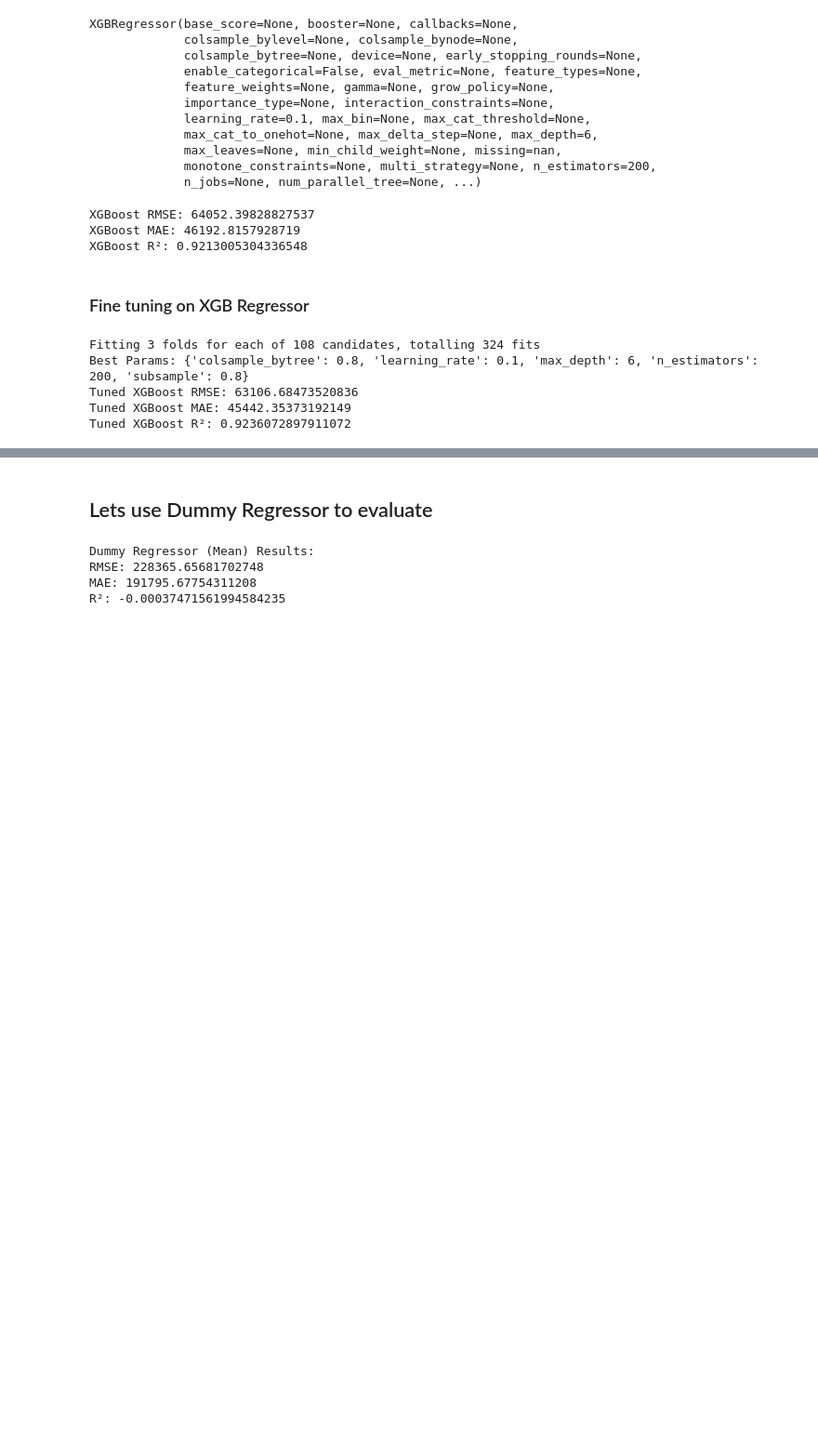
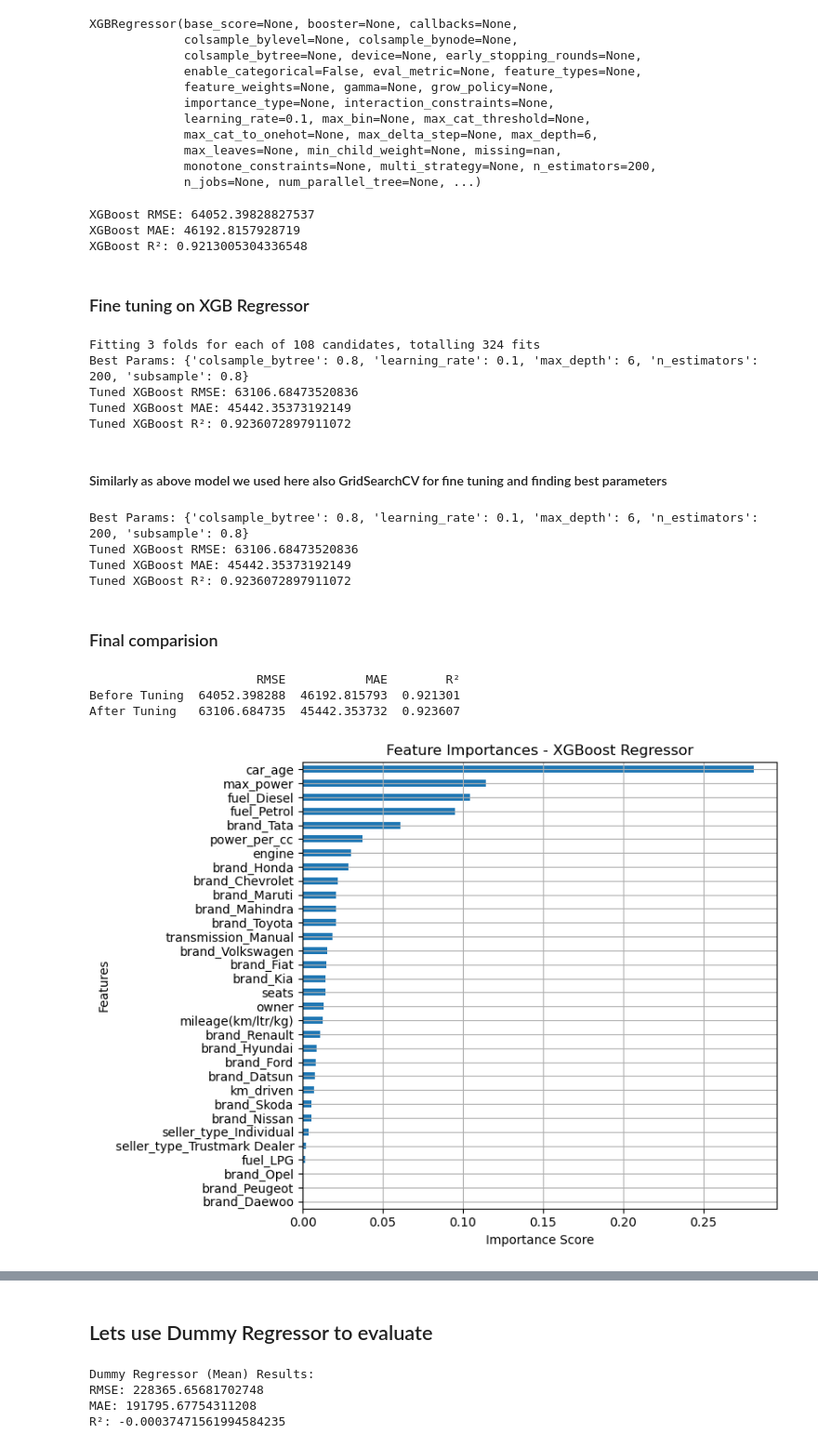
Before and after one commit to nishchalacharya/Car-Price-Predict-Model, a Jupyter notebook: datapreprocessing.ipynb, the cells around one changed output, grey strips where cells are left out. Shown at 93% size. Cells and saved outputs as stored; diff of their text form; code cells hidden in the pictures; blank space fills up the shorter version.

```diff
--- a/datapreprocessing.ipynb
+++ b/datapreprocessing.ipynb
@@ -647,3 +695,46 @@ Best Params: {'colsample_bytree': 0.8, 'learning_rate': 0.1, 'max_depth': 6, 'n_
 Tuned XGBoost RMSE: 63106.68473520836
 Tuned XGBoost MAE: 45442.35373192149
 Tuned XGBoost R²: 0.9236072897911072
+# %% [markdown]
+#### Similarly as above model we used here also GridSearchCV for fine tuning and finding best parameters
+# %%
+# Evaluation
+print("Best Params:", grid_search.best_params_)
+print(f"Tuned XGBoost RMSE: {rmse_best}")
+print(f"Tuned XGBoost MAE: {mae_best}")
+print(f"Tuned XGBoost R²: {r2_best}")
+# %% [output]
+Best Params: {'colsample_bytree': 0.8, 'learning_rate': 0.1, 'max_depth': 6, 'n_estimators': 200, 'subsample': 0.8}
+Tuned XGBoost RMSE: 63106.68473520836
+Tuned XGBoost MAE: 45442.35373192149
+Tuned XGBoost R²: 0.9236072897911072
+# %% [markdown]
+ ### Final comparision
+# %%
+df1 = pd.DataFrame({
+    'RMSE': [rmse_xgb, rmse_best],
+    'MAE': [mae_xgb, mae_best],
+    'R²': [r2_xgb, r2_best]
+}, index=['Before Tuning', 'After Tuning'])
+print(df1)
+# %% [output]
+                       RMSE           MAE        R²
+Before Tuning  64052.398288  46192.815793  0.921301
+After Tuning   63106.684735  45442.353732  0.923607
+# %%
+
+
+# Feature importances from the trained XGBoost model
+importances = best_xgb.feature_importances_
+features = X_train.columns  # Make sure X_train and best_xgb are defined
+
+# Plot feature importance
+pd.Series(importances, index=features).sort_values().plot(kind='barh', figsize=(8, 6))
+plt.title("Feature Importances - XGBoost Regressor")
+plt.xlabel("Importance Score")
+plt.ylabel("Features")
+plt.grid(True)
+plt.tight_layout()
+plt.show()
+# %% [output]
+[figure, added]
```
Also changed, not shown: parts of 33 cells of this notebook.
